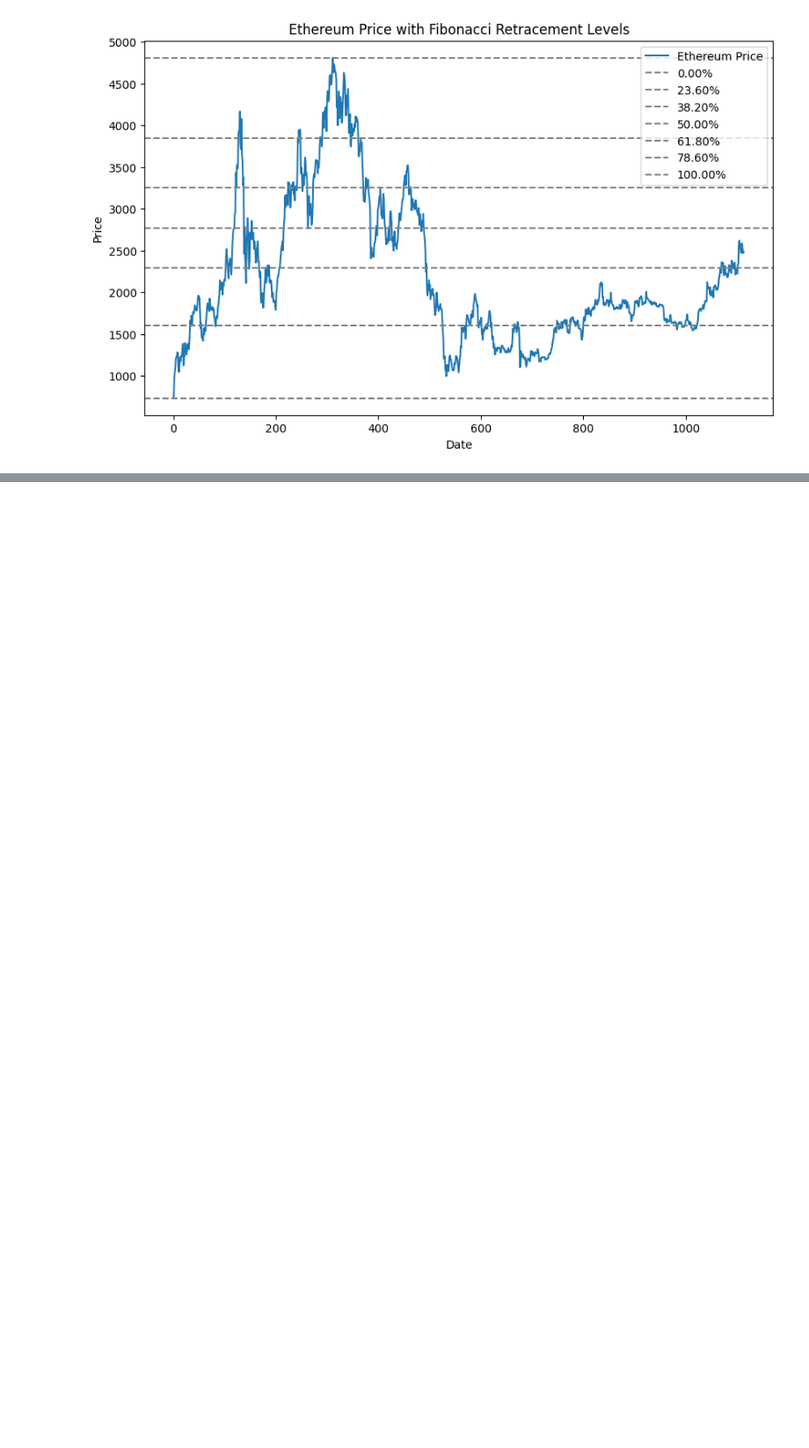
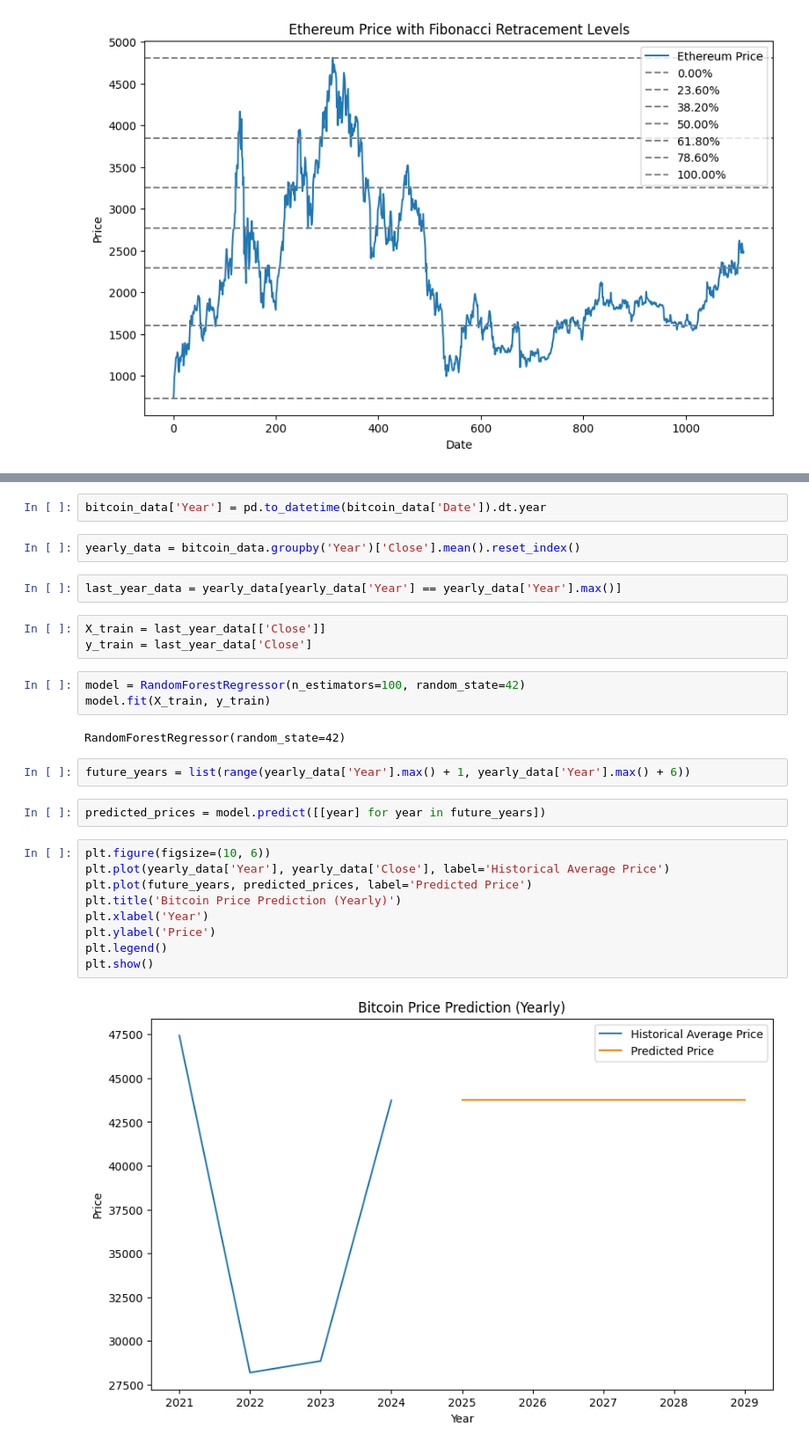
Before and after one commit to Jayanth-88/Jayanth-88, a Jupyter notebook: Bitcoin_&_ethereum_price_.ipynb, the cells around one changed output, grey strips where cells are left out. Shown at 88% size. Drawn from its saved outputs; the diff is of its cells as text; blank space fills up the shorter version.

```diff
--- a/Bitcoin_&_ethereum_price_.ipynb
+++ b/Bitcoin_&_ethereum_price_.ipynb
@@ -339,0 +327,29 @@ Requirement already satisfied: six>=1.5 in /usr/local/lib/python3.10/dist-packag
+# %%
+bitcoin_data['Year'] = pd.to_datetime(bitcoin_data['Date']).dt.year
+# %%
+yearly_data = bitcoin_data.groupby('Year')['Close'].mean().reset_index()
+# %%
+last_year_data = yearly_data[yearly_data['Year'] == yearly_data['Year'].max()]
+# %%
+X_train = last_year_data[['Close']]
+y_train = last_year_data['Close']
+# %%
+model = RandomForestRegressor(n_estimators=100, random_state=42)
+model.fit(X_train, y_train)
+# %% [output]
+RandomForestRegressor(random_state=42)
+# %%
+future_years = list(range(yearly_data['Year'].max() + 1, yearly_data['Year'].max() + 6))
+# %%
+predicted_prices = model.predict([[year] for year in future_years])
+# %%
+plt.figure(figsize=(10, 6))
+plt.plot(yearly_data['Year'], yearly_data['Close'], label='Historical Average Price')
+plt.plot(future_years, predicted_prices, label='Predicted Price')
+plt.title('Bitcoin Price Prediction (Yearly)')
+plt.xlabel('Year')
+plt.ylabel('Price')
+plt.legend()
+plt.show()
+# %% [output]
+[figure, added]
```
Also changed, not shown: parts of 30 cells of this notebook.
